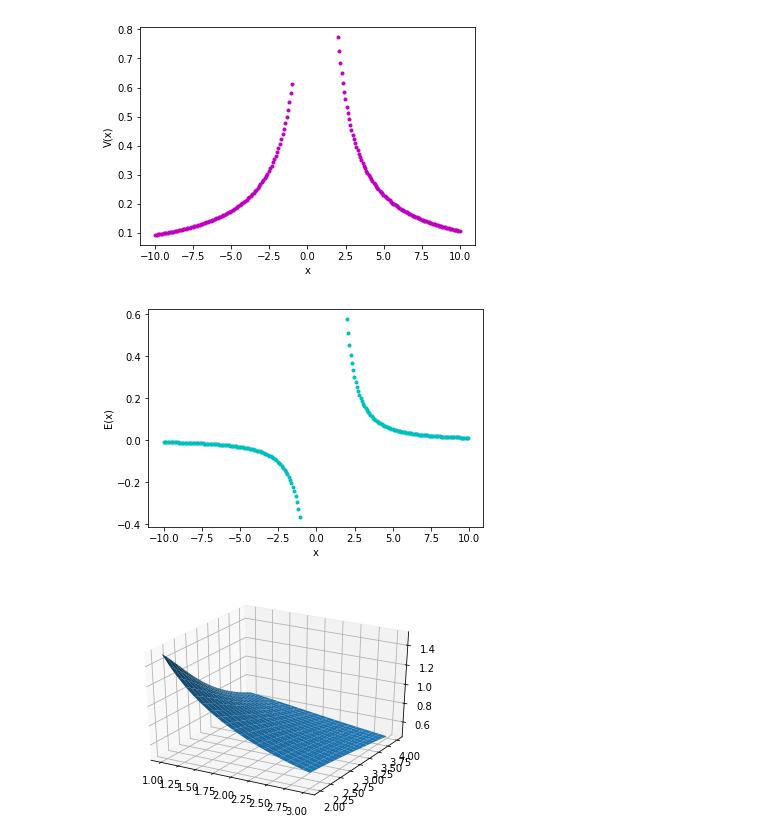
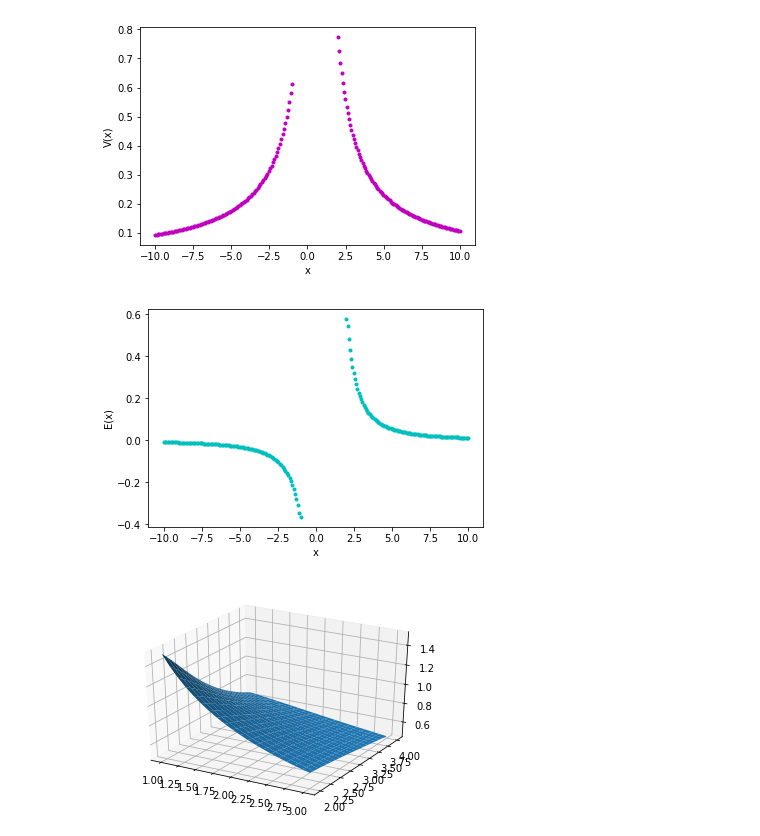
Before and after one commit to Phys7321/hw02-integrations-jx-h, a Jupyter notebook: HW02.ipynb, the cells around one changed output. Saved outputs shown, nothing was run; the diff lists cells and outputs as text; code cells hidden in the pictures.

```diff
--- a/HW02.ipynb
+++ b/HW02.ipynb
@@ -20,14 +20,14 @@ plt.show()
 [figure]
 # %%
 # Electric field
-E1 = -np.diff(v1)/np.diff(x1)
-E2 = -np.diff(v2)/np.diff(x2)
-plt.plot(x1[:-1], E1, 'c.', x2[:-1], E2, 'c.')
+E1 = -np.gradient(v1, x1)
+E2 = -np.gradient(v2, x2)
+plt.plot(x1, E1, 'c.', x2, E2, 'c.')
 plt.xlabel('x')
 plt.ylabel('E(x)')
 plt.show()
 # %% [output]
-[figure, old version]
+[figure, new version]
 # %%
 ## Second
 # %%
```
Also changed, not shown: parts of 2 cells of this notebook.
